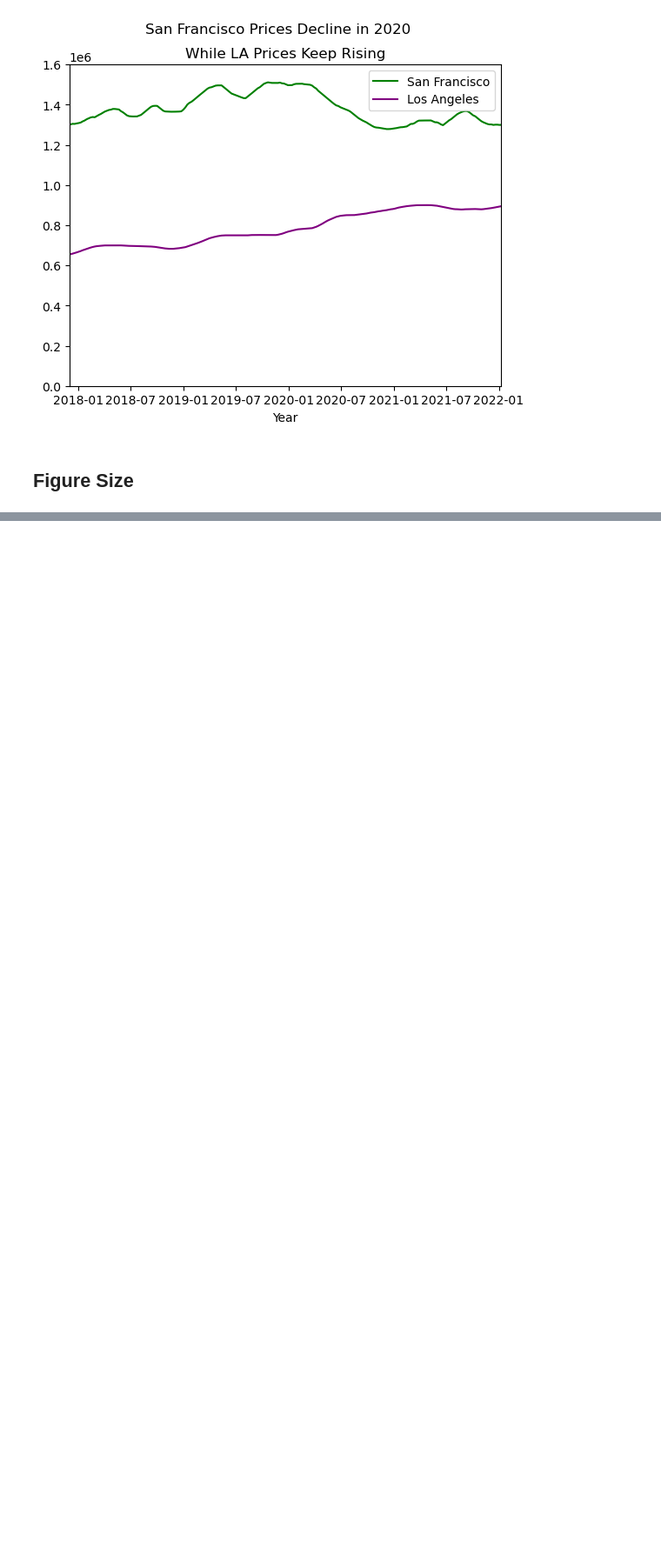
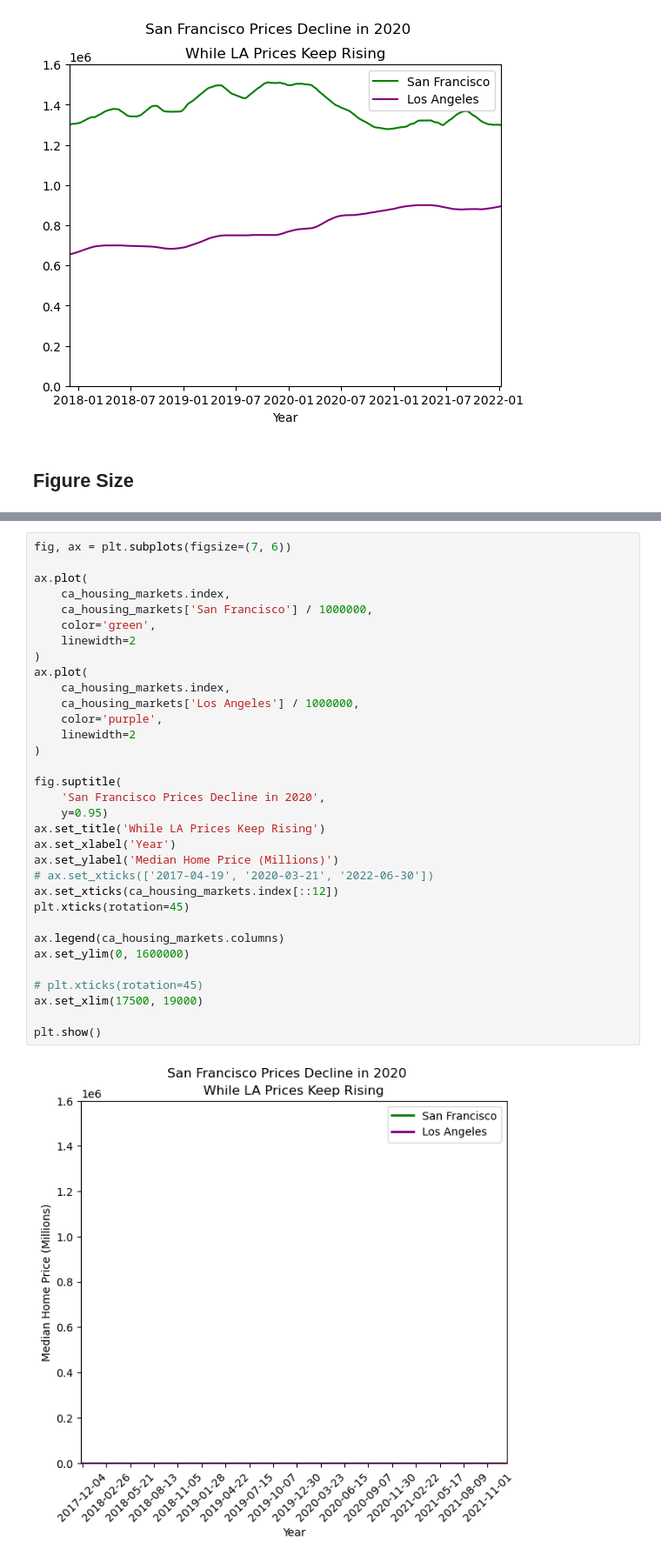
Before and after one commit to junclemente/DSIL-PythonDataViz, a Jupyter notebook: plt_fundamentals.ipynb, the cells around one changed output, grey strips where cells are left out. Shown: that part at 87% size. Saved outputs shown, nothing was run; the diff lists cells and outputs as text; blank space fills up the shorter version.

```diff
--- a/plt_fundamentals.ipynb
+++ b/plt_fundamentals.ipynb
@@ -301,0 +336,35 @@ plt.show()
+# %%
+fig, ax = plt.subplots(figsize=(7, 6))
+
+ax.plot(
+    ca_housing_markets.index,
+    ca_housing_markets['San Francisco'] / 1000000,
+    color='green',
+    linewidth=2
+)
+ax.plot(
+    ca_housing_markets.index,
+    ca_housing_markets['Los Angeles'] / 1000000,
+    color='purple',
+    linewidth=2
+)
+
+fig.suptitle(
+    'San Francisco Prices Decline in 2020',
+    y=0.95)
+ax.set_title('While LA Prices Keep Rising')
+ax.set_xlabel('Year')
+ax.set_ylabel('Median Home Price (Millions)')
+# ax.set_xticks(['2017-04-19', '2020-03-21', '2022-06-30'])
+ax.set_xticks(ca_housing_markets.index[::12])
+plt.xticks(rotation=45)
+
+ax.legend(ca_housing_markets.columns)
+ax.set_ylim(0, 1600000)
+
+# plt.xticks(rotation=45)
+ax.set_xlim(17500, 19000)
+
+plt.show()
+# %% [output]
+[figure, added]
```
Also changed, not shown: parts of 11 cells of this notebook.
